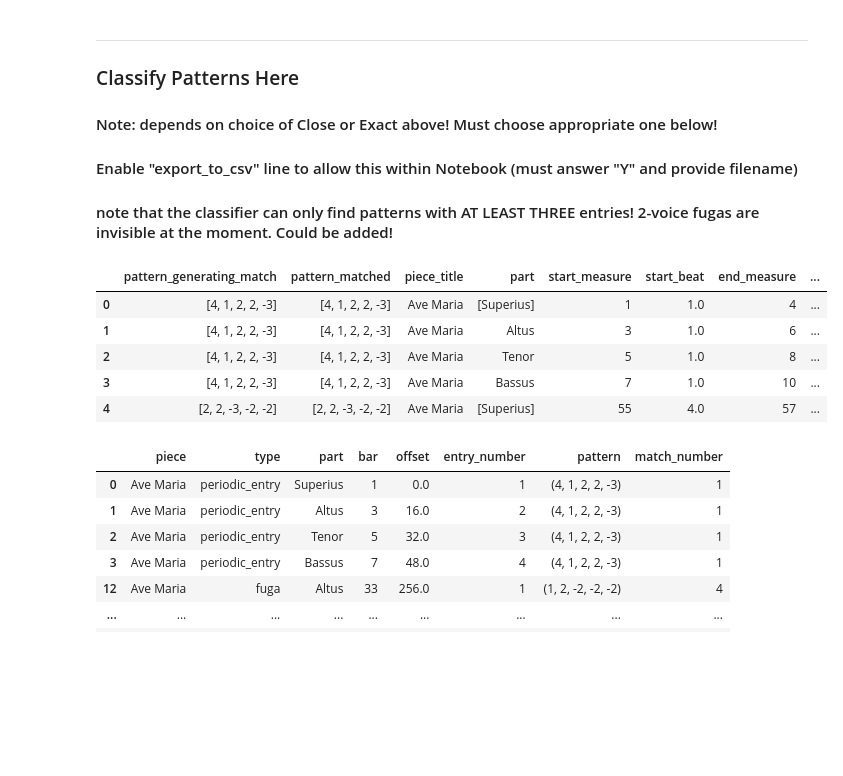
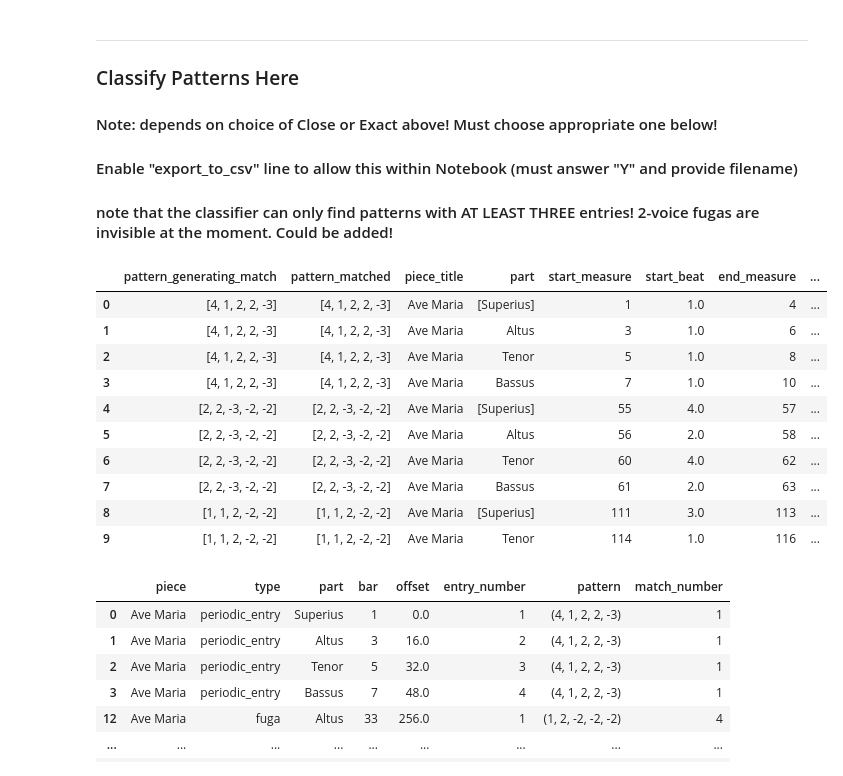
Before and after one commit to RichardFreedman/CRIM-notebooks, a Jupyter notebook: CRIM/CRIM_intervals_nb_1_8_21_dev.ipynb, the cells around one changed output. Saved outputs shown, nothing was run; the diff lists cells and outputs as text; code cells hidden in the pictures; blank space fills up the shorter version.

```diff
--- a/CRIM/CRIM_intervals_nb_1_8_21_dev.ipynb
+++ b/CRIM/CRIM_intervals_nb_1_8_21_dev.ipynb
@@ -329,14 +324,19 @@ output_cm = export_pandas(cm)
 #export_to_csv(cm)
 # %%
 short_cm = output_cm.drop(columns=["ema_url", "ema"])
-short_cm.head()
+short_cm.head(10)
 # %% [output]
 |  | pattern_generating_match | pattern_matched | piece_title | part | start_measure | start_beat | end_measure | ... |
 | 0 | [4, 1, 2, 2, -3] | [4, 1, 2, 2, -3] | Ave Maria | [Superius] | 1 | 1.0 | 4 | ... |
 | 1 | [4, 1, 2, 2, -3] | [4, 1, 2, 2, -3] | Ave Maria | Altus | 3 | 1.0 | 6 | ... |
 | 2 | [4, 1, 2, 2, -3] | [4, 1, 2, 2, -3] | Ave Maria | Tenor | 5 | 1.0 | 8 | ... |
 | 3 | [4, 1, 2, 2, -3] | [4, 1, 2, 2, -3] | Ave Maria | Bassus | 7 | 1.0 | 10 | ... |
 | 4 | [2, 2, -3, -2, -2] | [2, 2, -3, -2, -2] | Ave Maria | [Superius] | 55 | 4.0 | 57 | ... |
+| 5 | [2, 2, -3, -2, -2] | [2, 2, -3, -2, -2] | Ave Maria | Altus | 56 | 2.0 | 58 | ... |
+| 6 | [2, 2, -3, -2, -2] | [2, 2, -3, -2, -2] | Ave Maria | Tenor | 60 | 4.0 | 62 | ... |
+| 7 | [2, 2, -3, -2, -2] | [2, 2, -3, -2, -2] | Ave Maria | Bassus | 61 | 2.0 | 63 | ... |
+| 8 | [1, 1, 2, -2, -2] | [1, 1, 2, -2, -2] | Ave Maria | [Superius] | 111 | 3.0 | 113 | ... |
+| 9 | [1, 1, 2, -2, -2] | [1, 1, 2, -2, -2] | Ave Maria | Tenor | 114 | 1.0 | 116 | ... |
 # %%
 def classified_matches_to_pandas(matches):
 
```
Also changed, not shown: parts of 10 cells of this notebook, 2 other files.
